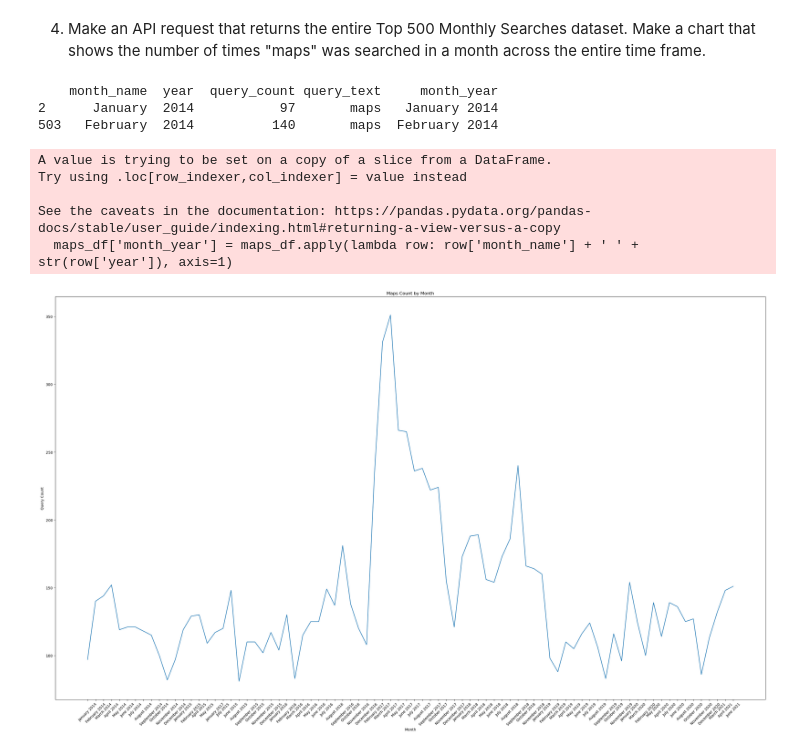
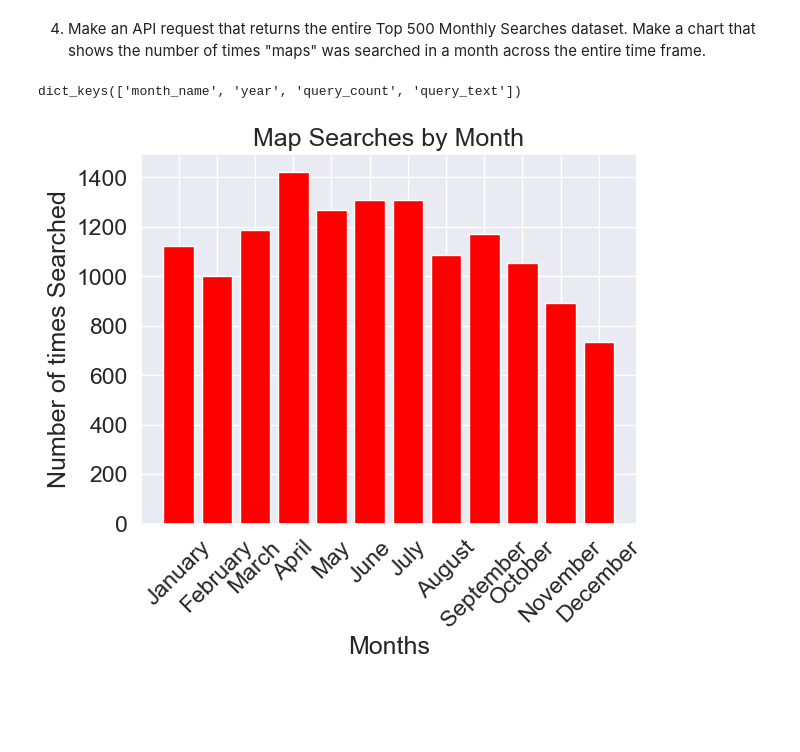
Before and after one commit to NSS-Data-Analytics-Cohort-8/socrata_api-scost46, a Jupyter notebook: notebooks/API_Project.ipynb, the cells around one changed output. Saved outputs shown, nothing was run; the diff lists cells and outputs as text; code cells hidden in the pictures; blank space fills up the shorter version.

```diff
--- a/notebooks/API_Project.ipynb
+++ b/notebooks/API_Project.ipynb
@@ -116,29 +172,39 @@ The term "codes" was searched more than 100 times in a month 56 times.
 # %% [markdown]
 4. Make an API request that returns the entire Top 500 Monthly Searches dataset. Make a chart that shows the number of times "maps" was searched in a month across the entire time frame.
 # %%
-df4 = pd.read_json('https://data.nashville.gov/resource/fuaa-r5cm.json?')
-maps_df = df4.query("query_text == 'maps'")
-maps_df['month_year'] = maps_df.apply(lambda row: row['month_name'] + ' ' + str(row['year']), axis=1)
-print(maps_df.head())
+paramsq4 = {
+    "$limit" : 100000
+}
-# %% [output]
-    month_name  year  query_count query_text     month_year
-2      January  2014           97       maps   January 2014
-503   February  2014          140       maps  February 2014
-A value is trying to be set on a copy of a slice from a DataFrame.
-Try using .loc[row_indexer,col_indexer] = value instead
-
-See the caveats in the documentation: https://pandas.pydata.org/pandas-docs/stable/user_guide/indexing.html#returning-a-view-versus-a-copy
-  maps_df['month_year'] = maps_df.apply(lambda row: row['month_name'] + ' ' + str(row['year']), axis=1)
-# %%
-
-plt.figure(figsize=(35, 20))
-sns.lineplot(data=maps_query_df, x='month_year', y='query_count')
-plt.title('Maps Count by Month')
-plt.xlabel('Month')
-plt.ylabel('Query Count')
-# Rotate the x-axis labels by 45 degrees
-plt.xticks(rotation=45)
-
-plt.show()
-# %% [output]
-[figure, removed]
+# %%
+response = requests.get(endpoint, params=paramsq4)
+data = response.json()
+# %%
+for record in data:
+    print(record.keys())
+    break
+# %% [output]
+dict_keys(['month_name', 'year', 'query_count', 'query_text'])
+# %%
+num_counts = {}
+for record in data:
+    query_text = record["query_text"]
+    month_name = record["month_name"]
+    if "query_count" in record:
+        query_count = int(record["query_count"])
+        if query_text.lower() == "maps":
+            if month_name in num_counts:
+                num_counts[month_name] += query_count
+            else:
+                num_counts[month_name] = query_count
+# %%
+months = list(num_counts.keys())
+counts = list(num_counts.values())
+
+plt.bar(months, counts, color='red')
+plt.xlabel("Months")
+plt.ylabel("Number of times Searched")
+plt.title("Map Searches by Month")
+plt.xticks(rotation=45)
+plt.show()
+# %% [output]
+[figure, added]
```
Also changed, not shown: parts of 8 cells of this notebook.
